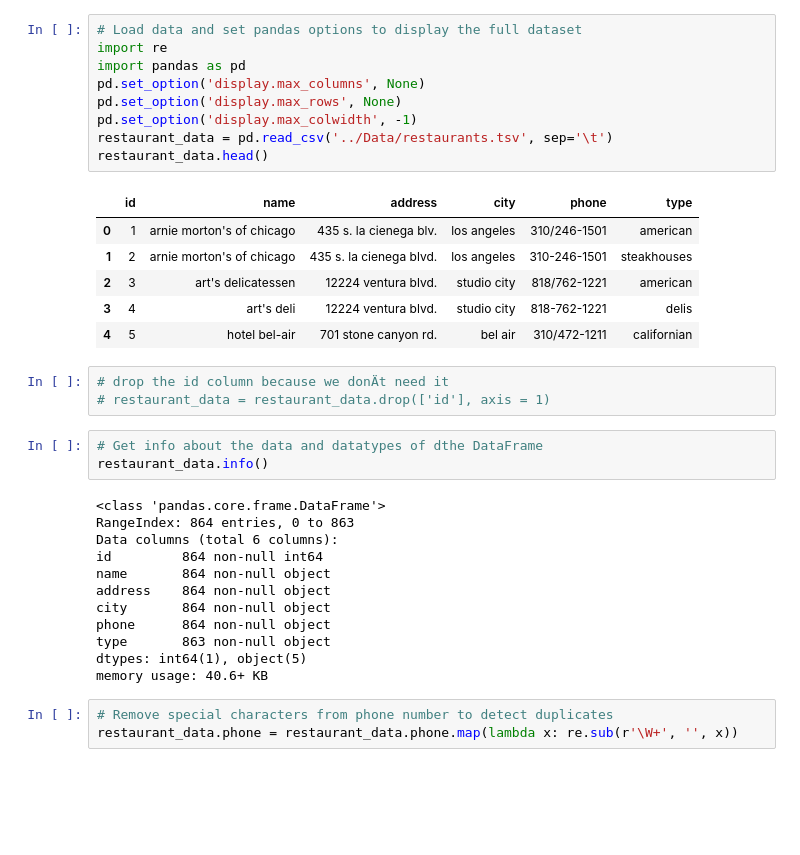
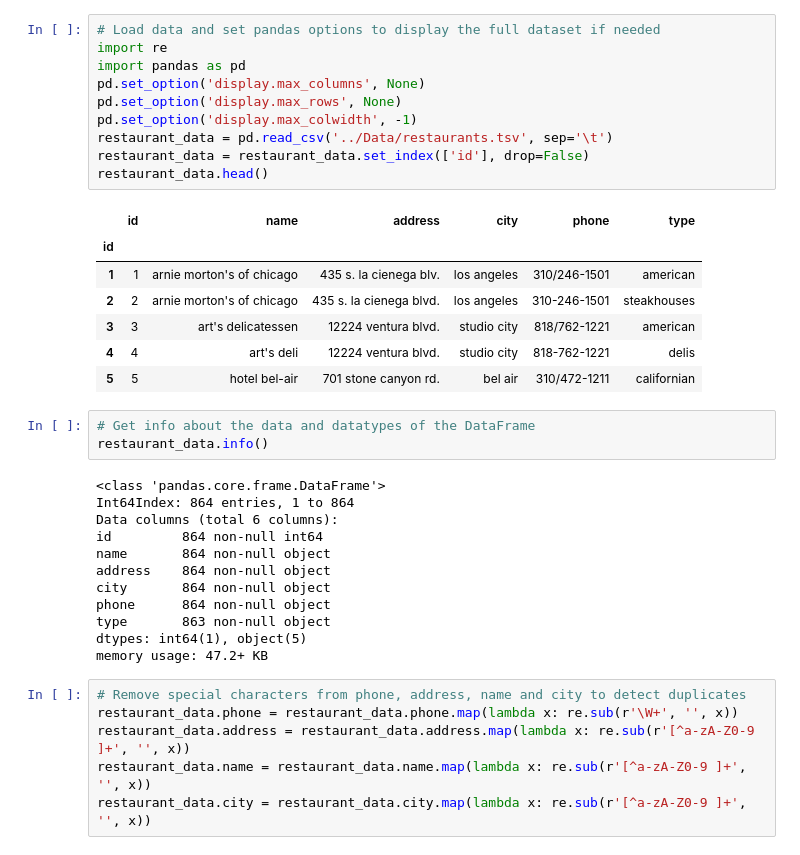
Before and after one commit to alch94/dmdb_duplicate_recognition, a Jupyter notebook: Notebooks/remove_duplicates.ipynb, the cells around one changed output. Cells and saved outputs as stored; diff of their text form; blank space fills up the shorter version.

```diff
--- a/Notebooks/remove_duplicates.ipynb
+++ b/Notebooks/remove_duplicates.ipynb
@@ -1,28 +1,27 @@
 # %%
-# Load data and set pandas options to display the full dataset
+# Load data and set pandas options to display the full dataset if needed
 import re
 import pandas as pd
 pd.set_option('display.max_columns', None)
 pd.set_option('display.max_rows', None)
 pd.set_option('display.max_colwidth', -1)
 restaurant_data = pd.read_csv('../Data/restaurants.tsv', sep='\t')
+restaurant_data = restaurant_data.set_index(['id'], drop=False)
 restaurant_data.head()
 # %% [output]
 |  | id | name | address | city | phone | type |
-| 0 | 1 | arnie morton's of chicago | 435 s. la cienega blv. | los angeles | 310/246-1501 | american |
-| 1 | 2 | arnie morton's of chicago | 435 s. la cienega blvd. | los angeles | 310-246-1501 | steakhouses |
-| 2 | 3 | art's delicatessen | 12224 ventura blvd. | studio city | 818/762-1221 | american |
-| 3 | 4 | art's deli | 12224 ventura blvd. | studio city | 818-762-1221 | delis |
-| 4 | 5 | hotel bel-air | 701 stone canyon rd. | bel air | 310/472-1211 | californian |
+| id |  |  |  |  |  |  |
+| 1 | 1 | arnie morton's of chicago | 435 s. la cienega blv. | los angeles | 310/246-1501 | american |
+| 2 | 2 | arnie morton's of chicago | 435 s. la cienega blvd. | los angeles | 310-246-1501 | steakhouses |
+| 3 | 3 | art's delicatessen | 12224 ventura blvd. | studio city | 818/762-1221 | american |
+| 4 | 4 | art's deli | 12224 ventura blvd. | studio city | 818-762-1221 | delis |
+| 5 | 5 | hotel bel-air | 701 stone canyon rd. | bel air | 310/472-1211 | californian |
-# %%
-# drop the id column because we donÄt need it
-# restaurant_data = restaurant_data.drop(['id'], axis = 1)
 # %%
-# Get info about the data and datatypes of dthe DataFrame
+# Get info about the data and datatypes of the DataFrame
 restaurant_data.info()
 # %% [output]
 <class 'pandas.core.frame.DataFrame'>
-RangeIndex: 864 entries, 0 to 863
+Int64Index: 864 entries, 1 to 864
 Data columns (total 6 columns):
 id         864 non-null int64
 name       864 non-null object
@@ -31,10 +30,13 @@ city       864 non-null object
 phone      864 non-null object
 type       863 non-null object
 dtypes: int64(1), object(5)
-memory usage: 40.6+ KB
+memory usage: 47.2+ KB
 # %%
-# Remove special characters from phone number to detect duplicates
+# Remove special characters from phone, address, name and city to detect duplicates
 restaurant_data.phone = restaurant_data.phone.map(lambda x: re.sub(r'\W+', '', x))
+restaurant_data.address = restaurant_data.address.map(lambda x: re.sub(r'[^a-zA-Z0-9 ]+', '', x))
+restaurant_data.name = restaurant_data.name.map(lambda x: re.sub(r'[^a-zA-Z0-9 ]+', '', x))
+restaurant_data.city = restaurant_data.city.map(lambda x: re.sub(r'[^a-zA-Z0-9 ]+', '', x))
 # %%
 # Check the unique values of city
 restaurant_data.city.unique()
```
Also changed, not shown: parts of 25 cells of this notebook, 1 other file.
